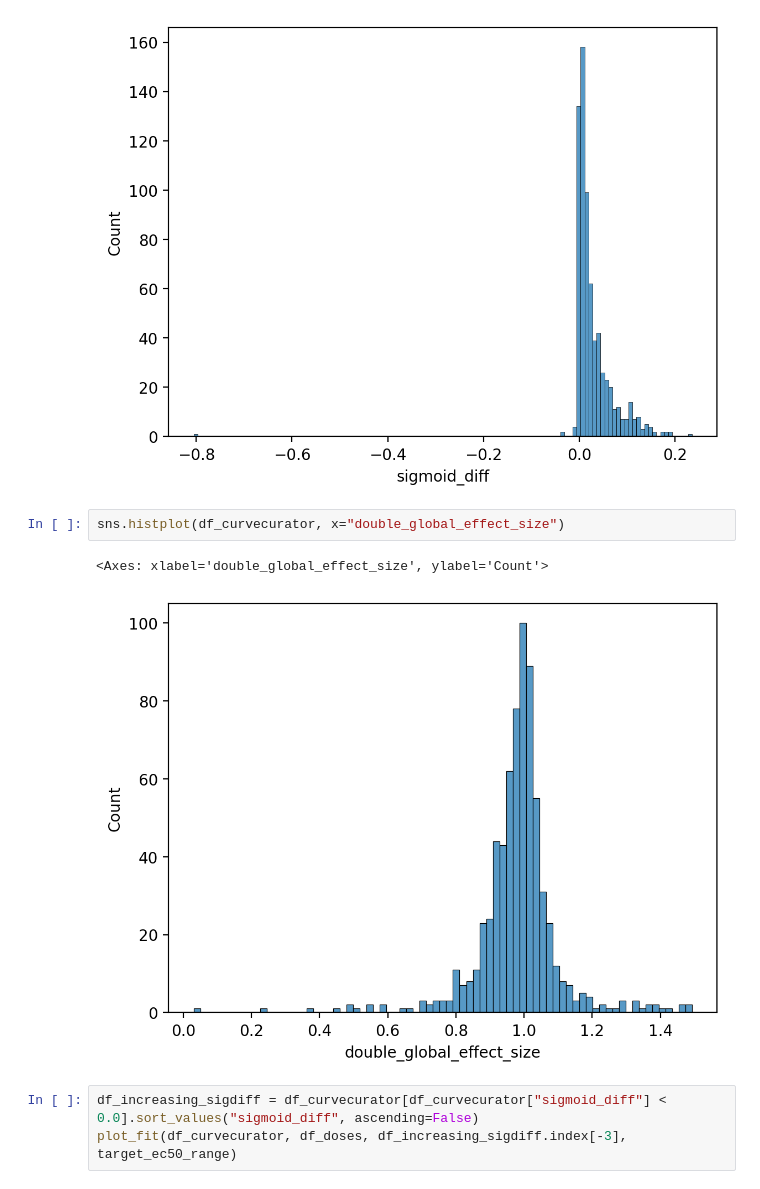
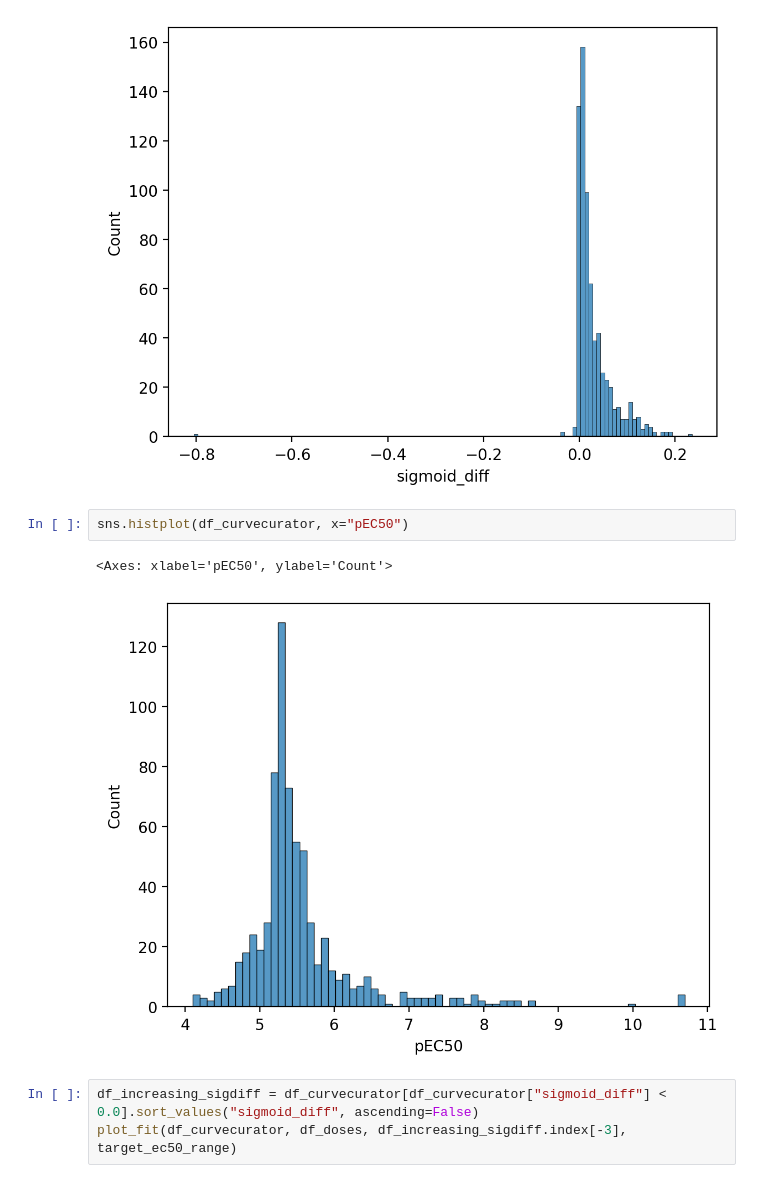
Before and after one commit to nictru/SystemsBioMedicine, a Jupyter notebook: fitting.ipynb, the cells around one changed output. Cells and saved outputs as stored; diff of their text form.

```diff
--- a/fitting.ipynb
+++ b/fitting.ipynb
@@ -121,10 +137,10 @@ sns.histplot(df_curvecurator, x="sigmoid_diff")
 <Axes: xlabel='sigmoid_diff', ylabel='Count'>
 [figure]
 # %%
-sns.histplot(df_curvecurator, x="double_global_effect_size")
+sns.histplot(df_curvecurator, x="pEC50")
 # %% [output]
-<Axes: xlabel='double_global_effect_size', ylabel='Count'>
+<Axes: xlabel='pEC50', ylabel='Count'>
-[figure, old version]
+[figure, new version]
 # %%
 df_increasing_sigdiff = df_curvecurator[df_curvecurator["sigmoid_diff"] < 0.0].sort_values("sigmoid_diff", ascending=False)
 plot_fit(df_curvecurator, df_doses, df_increasing_sigdiff.index[-3], target_ec50_range)
```
Also changed, not shown: parts of 9 cells of this notebook, 2 other files.
